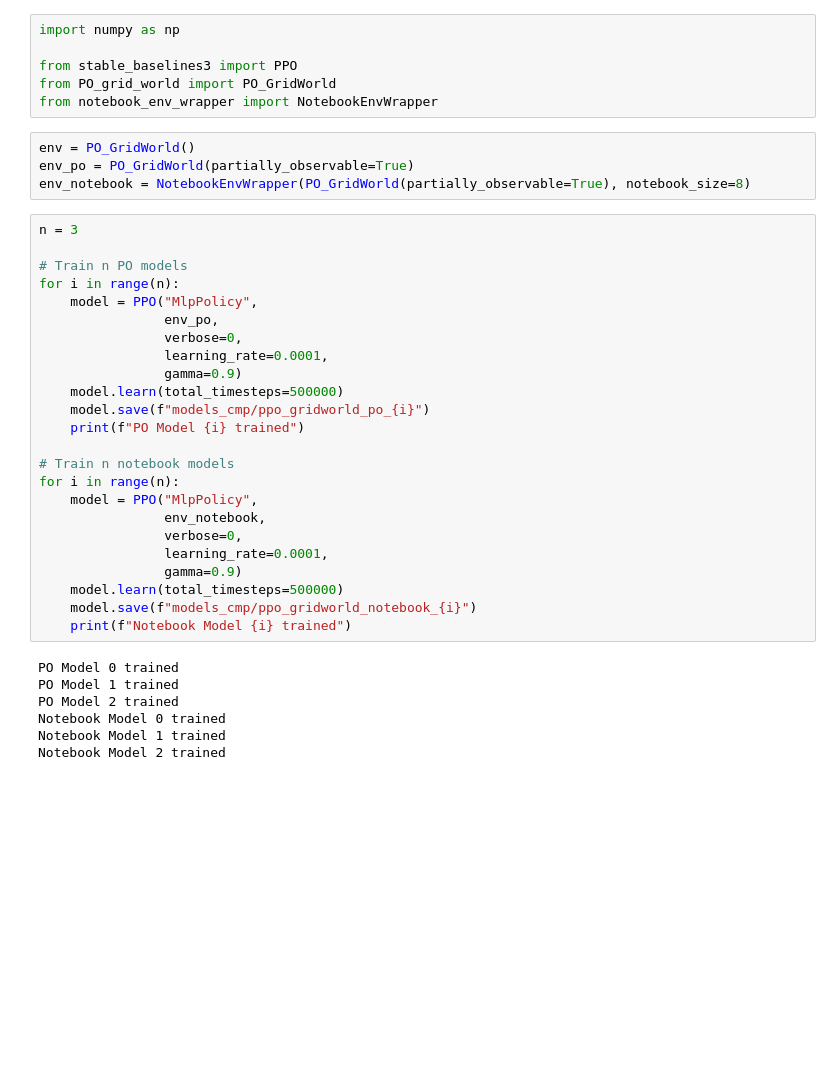
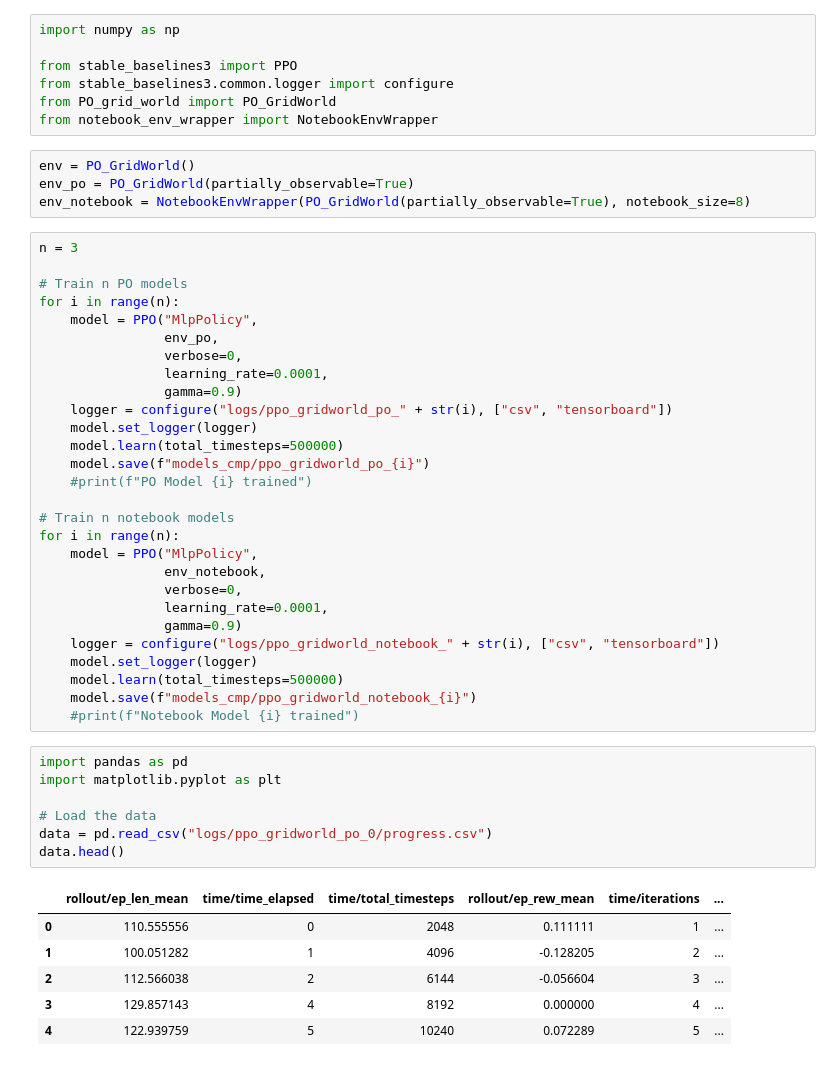
Before and after one commit to Sean4101/Notebooks-for-Agents, a Jupyter notebook: PO_GridWorld/training.ipynb, the cells around one changed output. Saved outputs shown, nothing was run; the diff lists cells and outputs as text; blank space fills up the shorter version.

```diff
--- a/PO_GridWorld/training.ipynb
+++ b/PO_GridWorld/training.ipynb
@@ -2,6 +2,7 @@
 import numpy as np
 
 from stable_baselines3 import PPO
+from stable_baselines3.common.logger import configure
 from PO_grid_world import PO_GridWorld
 from notebook_env_wrapper import NotebookEnvWrapper
 # %%
@@ -18,9 +19,11 @@ for i in range(n):
                 verbose=0,
                 learning_rate=0.0001,
                 gamma=0.9)
+    logger = configure("logs/ppo_gridworld_po_" + str(i), ["csv", "tensorboard"])
+    model.set_logger(logger)
     model.learn(total_timesteps=500000)
     model.save(f"models_cmp/ppo_gridworld_po_{i}")
-    print(f"PO Model {i} trained")
+    #print(f"PO Model {i} trained")
 
 # Train n notebook models
 for i in range(n):
@@ -29,13 +32,22 @@ for i in range(n):
                 verbose=0,
                 learning_rate=0.0001,
                 gamma=0.9)
+    logger = configure("logs/ppo_gridworld_notebook_" + str(i), ["csv", "tensorboard"])
+    model.set_logger(logger)
     model.learn(total_timesteps=500000)
     model.save(f"models_cmp/ppo_gridworld_notebook_{i}")
-    print(f"Notebook Model {i} trained")
+    #print(f"Notebook Model {i} trained")
-# %% [output]
-PO Model 0 trained
-PO Model 1 trained
-PO Model 2 trained
-Notebook Model 0 trained
-Notebook Model 1 trained
-Notebook Model 2 trained
+# %%
+import pandas as pd
+import matplotlib.pyplot as plt
+
+# Load the data
+data = pd.read_csv("logs/ppo_gridworld_po_0/progress.csv")
+data.head()
+# %% [output]
+|  | rollout/ep_len_mean | time/time_elapsed | time/total_timesteps | rollout/ep_rew_mean | time/iterations | ... |
+| 0 | 110.555556 | 0 | 2048 | 0.111111 | 1 | ... |
+| 1 | 100.051282 | 1 | 4096 | -0.128205 | 2 | ... |
+| 2 | 112.566038 | 2 | 6144 | -0.056604 | 3 | ... |
+| 3 | 129.857143 | 4 | 8192 | 0.000000 | 4 | ... |
+| 4 | 122.939759 | 5 | 10240 | 0.072289 | 5 | ... |
```
Also changed, not shown: 19 other files.
